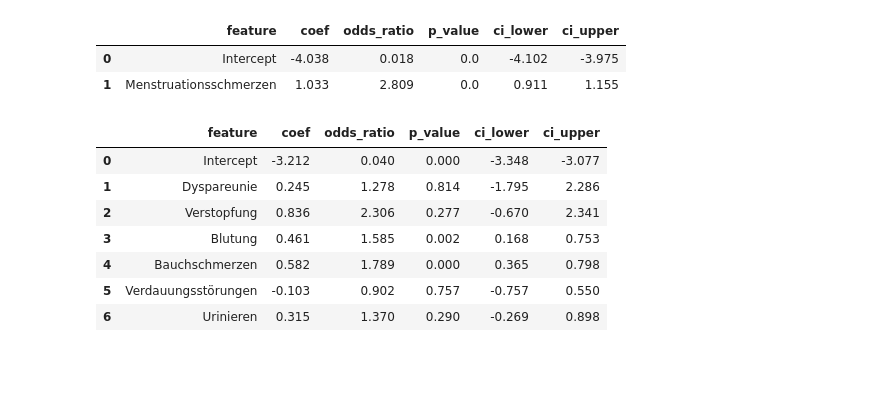
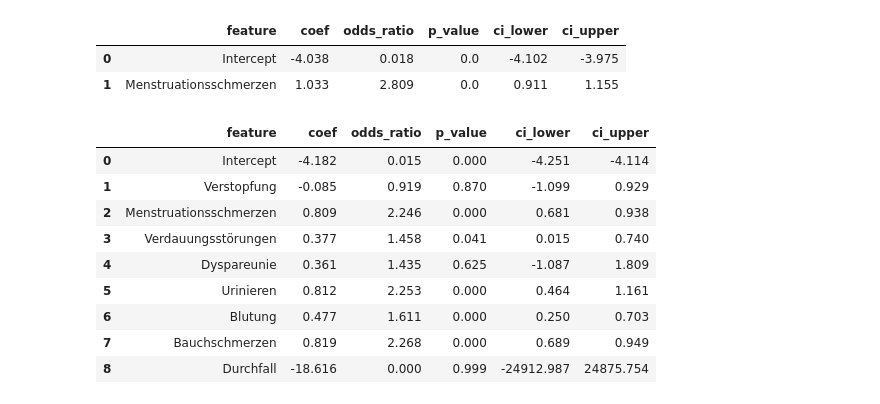
Before and after one commit to HIAlab/memaef_prediction, a Jupyter notebook: develop_prediction_model/notebooks/02_Fit_DAG.ipynb, the cells around one changed output. Saved outputs shown, nothing was run; the diff lists cells and outputs as text; code cells hidden in the pictures; blank space fills up the shorter version.

```diff
--- a/develop_prediction_model/notebooks/02_Fit_DAG.ipynb
+++ b/develop_prediction_model/notebooks/02_Fit_DAG.ipynb
@@ -175,3 +258,5 @@ mens_data_model = mens_data_dict[list(mens_data_dict.keys())[0]]["model"]
+# %%
+basis_model = basis_model_dict[list(basis_model_dict.keys())[0]]["model"]
 # %%
 menstruationsschmerz_model = menstruationsschmerz_dict[list(menstruationsschmerz_dict.keys())[0]]["model"]
 # %%
@@ -205,17 +290,19 @@ menstruationsschmerz_model.coef_table_.round(3) # endometriosis without adenomyo
 |  | feature | coef | odds_ratio | p_value | ci_lower | ci_upper |
 | 0 | Intercept | -4.038 | 0.018 | 0.0 | -4.102 | -3.975 |
 | 1 | Menstruationsschmerzen | 1.033 | 2.809 | 0.0 | 0.911 | 1.155 |
-# %%
-mens_data_model.coef_table_.round(3) # endometriosis without adenomyosis
-# %% [output]
-|  | feature | coef | odds_ratio | p_value | ci_lower | ci_upper |
-| 0 | Intercept | -3.212 | 0.040 | 0.000 | -3.348 | -3.077 |
-| 1 | Dyspareunie | 0.245 | 1.278 | 0.814 | -1.795 | 2.286 |
-| 2 | Verstopfung | 0.836 | 2.306 | 0.277 | -0.670 | 2.341 |
-| 3 | Blutung | 0.461 | 1.585 | 0.002 | 0.168 | 0.753 |
-| 4 | Bauchschmerzen | 0.582 | 1.789 | 0.000 | 0.365 | 0.798 |
-| 5 | Verdauungsstörungen | -0.103 | 0.902 | 0.757 | -0.757 | 0.550 |
-| 6 | Urinieren | 0.315 | 1.370 | 0.290 | -0.269 | 0.898 |
+# %%
+basis_model.coef_table_.round(3) # endometriosis without adenomyosis
+# %% [output]
+|  | feature | coef | odds_ratio | p_value | ci_lower | ci_upper |
+| 0 | Intercept | -4.182 | 0.015 | 0.000 | -4.251 | -4.114 |
+| 1 | Verstopfung | -0.085 | 0.919 | 0.870 | -1.099 | 0.929 |
+| 2 | Menstruationsschmerzen | 0.809 | 2.246 | 0.000 | 0.681 | 0.938 |
+| 3 | Verdauungsstörungen | 0.377 | 1.458 | 0.041 | 0.015 | 0.740 |
+| 4 | Dyspareunie | 0.361 | 1.435 | 0.625 | -1.087 | 1.809 |
+| 5 | Urinieren | 0.812 | 2.253 | 0.000 | 0.464 | 1.161 |
+| 6 | Blutung | 0.477 | 1.611 | 0.000 | 0.250 | 0.703 |
+| 7 | Bauchschmerzen | 0.819 | 2.268 | 0.000 | 0.689 | 0.949 |
+| 8 | Durchfall | -18.616 | 0.000 | 0.999 | -24912.987 | 24875.754 |
 # %%
 urinieren_dag_model.coef_table_.round(3) # endometriosis without adenomyosis
 # %% [output]
```
Also changed, not shown: parts of 27 cells of this notebook, 5 other files.
